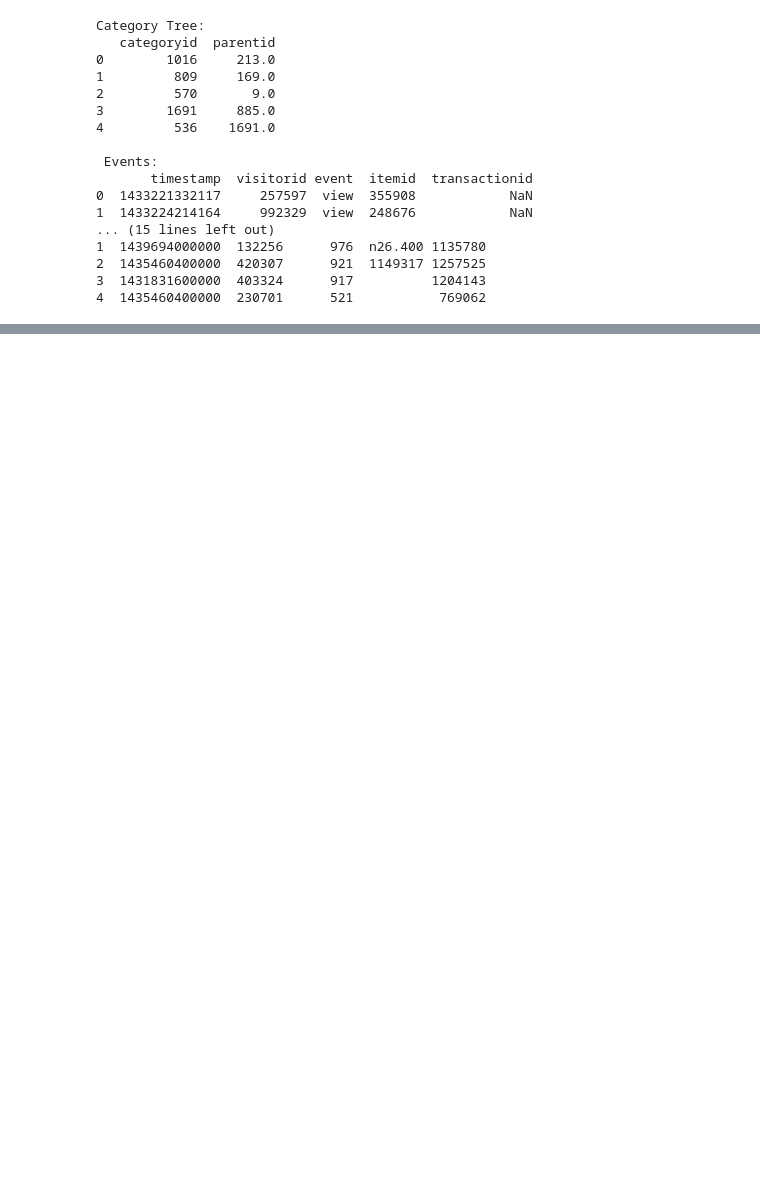
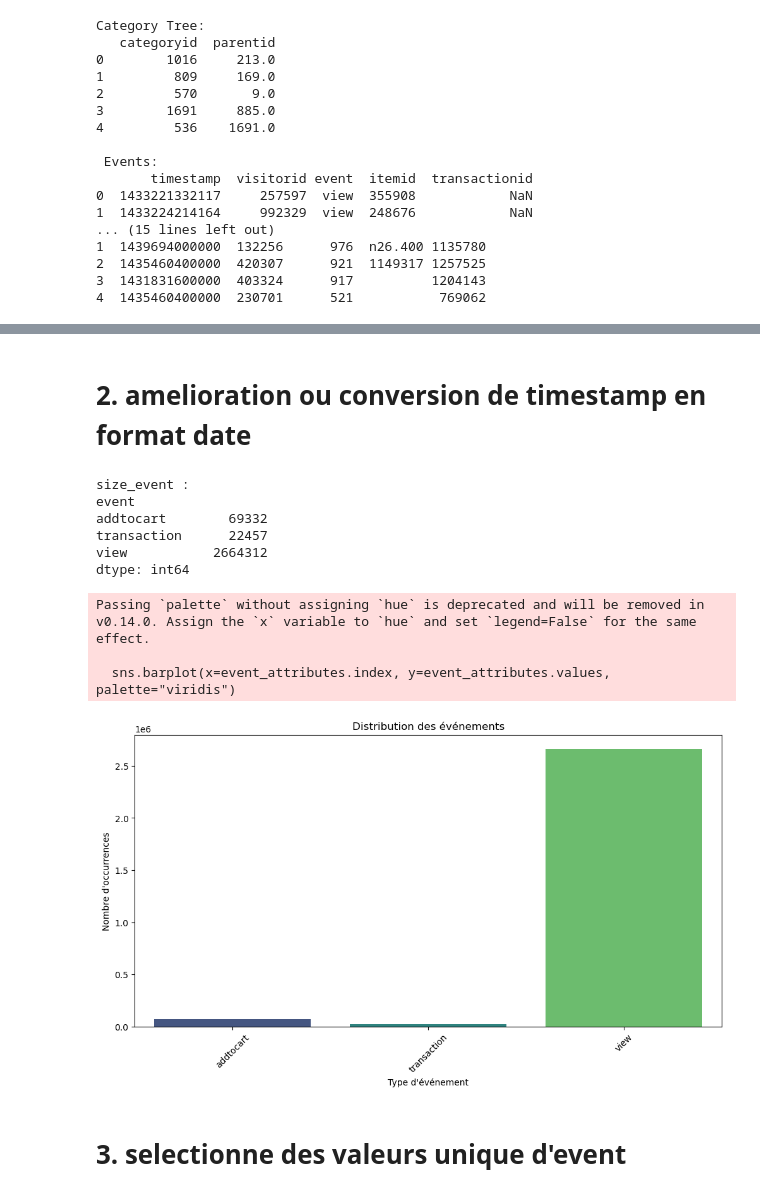
Before and after one commit to guylain237/BIG_DATA_Analyse_Optimisation_site_Ecommerce, a Jupyter notebook: scripts/data.ipynb, the cells around one changed output, grey strips where cells are left out. Cells and saved outputs as stored; diff of their text form; code cells hidden in the pictures; blank space fills up the shorter version.

Commit message:
analyse sur le fichier events

```diff
--- a/scripts/data.ipynb
+++ b/scripts/data.ipynb
@@ -51,0 +134,39 @@ Category Tree:
+# %% [markdown]
+# 2. amelioration ou conversion de timestamp en format date
+# %%
+events["timestamp"]= pd.to_datetime(events["timestamp"], unit="ms")
+# %%
+# occurence des valeurs de events
+
+event_attributes = events.groupby("event").size()
+print(f"size_event : \n{event_attributes}")
+# %% [output]
+size_event :
+event
+addtocart        69332
+transaction      22457
+view           2664312
+dtype: int64
+# %%
+import matplotlib.pyplot as plt
+import seaborn as sns
+
+# Création du graphique
+plt.figure(figsize=(12, 6))
+sns.barplot(x=event_attributes.index, y=event_attributes.values, palette="viridis")
+
+# Ajout des titres et labels
+plt.xlabel("Type d'événement")
+plt.ylabel("Nombre d'occurrences")
+plt.title("Distribution des événements")
+plt.xticks(rotation=45)  # Rotation des labels pour une meilleure lisibilité
+
+# Affichage du graphique
+plt.show()
+# %% [output]
+Passing `palette` without assigning `hue` is deprecated and will be removed in v0.14.0. Assign the `x` variable to `hue` and set `legend=False` for the same effect.
+
+  sns.barplot(x=event_attributes.index, y=event_attributes.values, palette="viridis")
+[figure, added]
+# %% [markdown]
+# 3. selectionne des valeurs unique d'event
```
Also changed, not shown: parts of 22 cells of this notebook, 1 other file.
